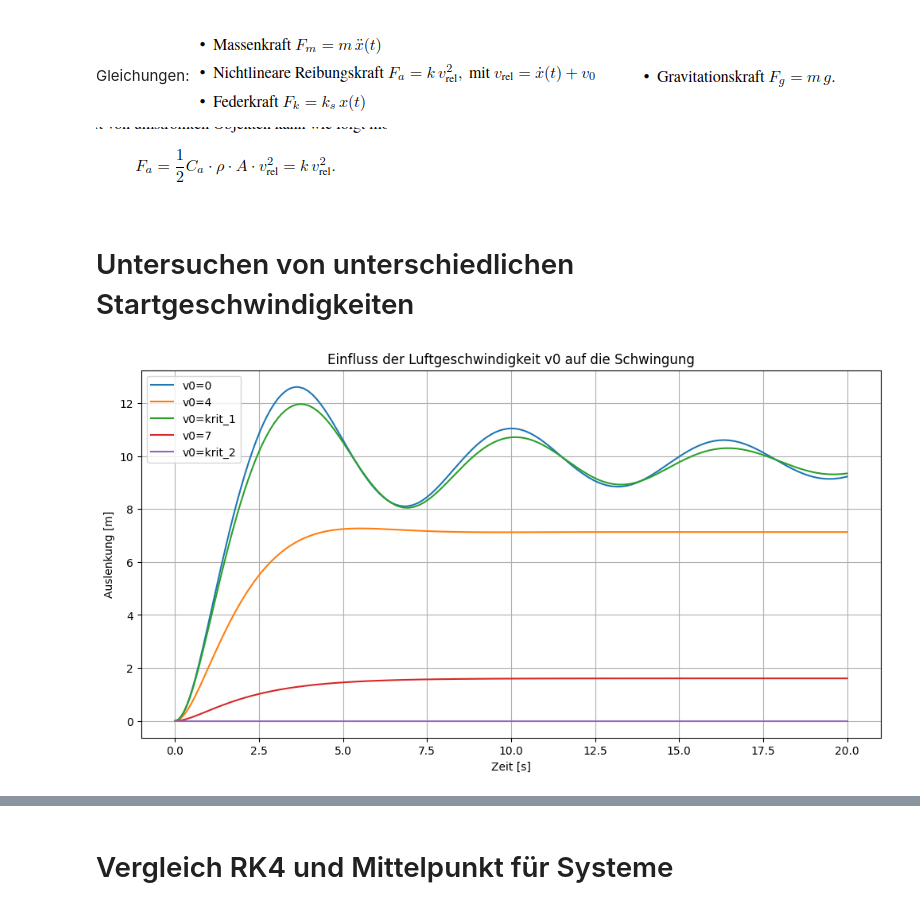
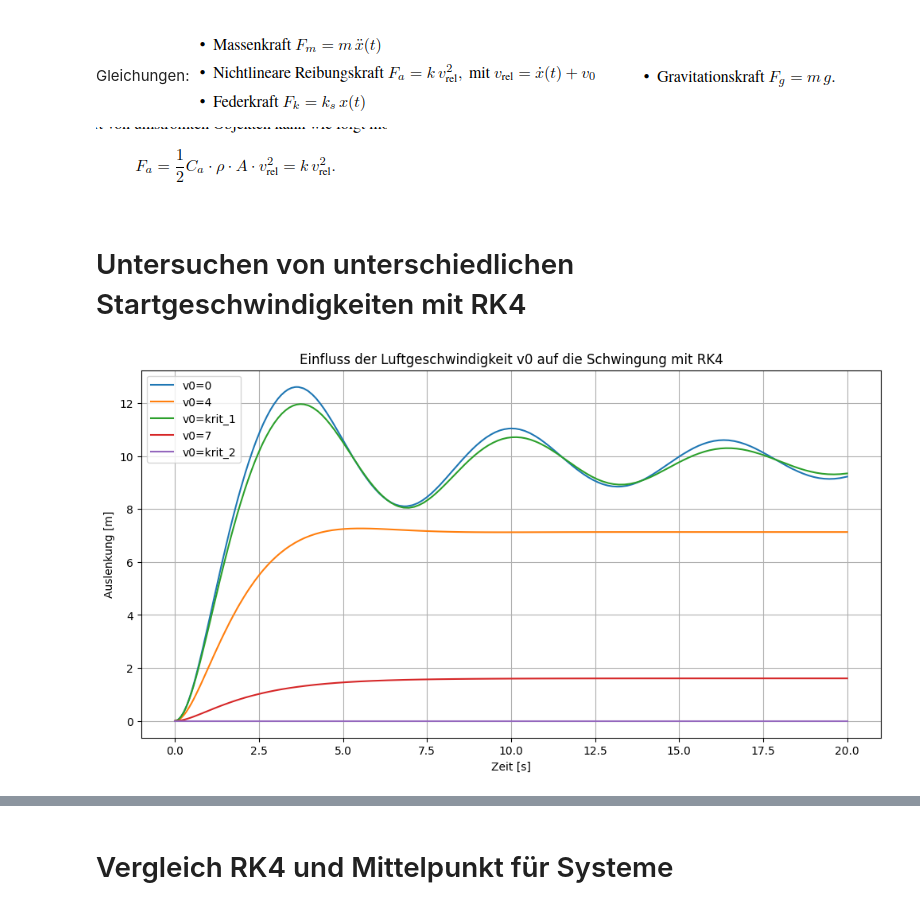
Before and after one commit to BieriCyril/ZHAW_STt_NUM1, a Jupyter notebook: NUM1_Praktikum_W12.ipynb, the cells around one changed output, grey strips where cells are left out. Drawn from its saved outputs; the diff is of its cells as text; code cells hidden in the pictures.

```diff
--- a/NUM1_Praktikum_W12.ipynb
+++ b/NUM1_Praktikum_W12.ipynb
@@ -196,30 +196,30 @@ def Jaccobi_FederSystem(t, y):
     return np.array([[df1_dy1, df1_dy2],
                      [df2_dy1, df2_dy2]])
 # %% [markdown]
-# Untersuchen von unterschiedlichen Startgeschwindigkeiten
+# Untersuchen von unterschiedlichen Startgeschwindigkeiten mit RK4
 # %%
 # Liste der zu untersuchenden Geschwindigkeiten
 v0_werte = [0, 4, np.sqrt(ks*m/k), 7, np.sqrt(m*g/k)]
 labels = ["v0=0", "v0=4", "v0=krit_1", "v0=7", "v0=krit_2"]
 h = 0.25 # für diese aufgaben
 
 plt.figure(figsize=(12, 6))
 
 for i, v_test in enumerate(v0_werte):
     # v0 global für die Funktion FederSystem anpassen
     v0 = v_test
 
     # Simulation starten (z.B. mit RK4)
     t, y = RK4_Schrittweitensteuerung_Systems(FederSystem, t_start, y0, t_end)
 
     # Plotten der Position x(t)
     plt.plot(t, y[:, 0], label=labels[i])
 
-plt.title("Einfluss der Luftgeschwindigkeit v0 auf die Schwingung")
+plt.title("Einfluss der Luftgeschwindigkeit v0 auf die Schwingung mit RK4")
 plt.xlabel("Zeit [s]")
 plt.ylabel("Auslenkung [m]")
 plt.legend()
 plt.grid(True)
 plt.show()
 # %% [output]
-[figure, old version]
+[figure, new version]
```
Also changed, not shown: parts of 6 cells of this notebook.
